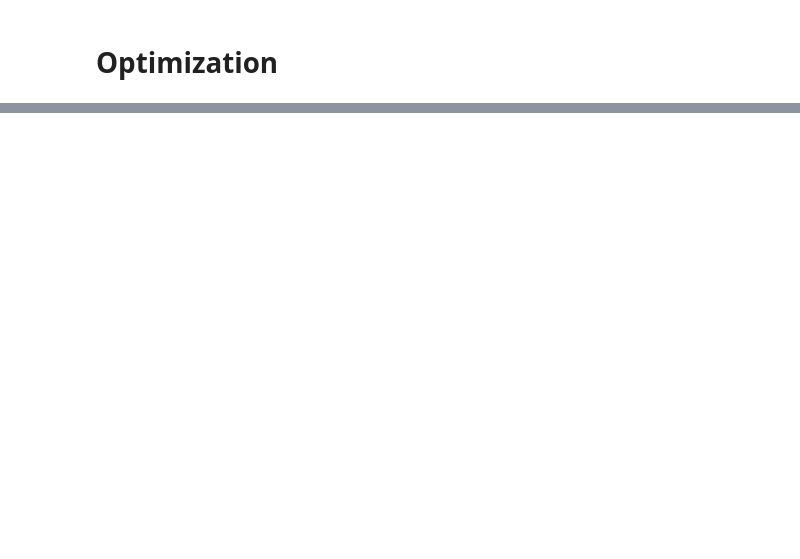
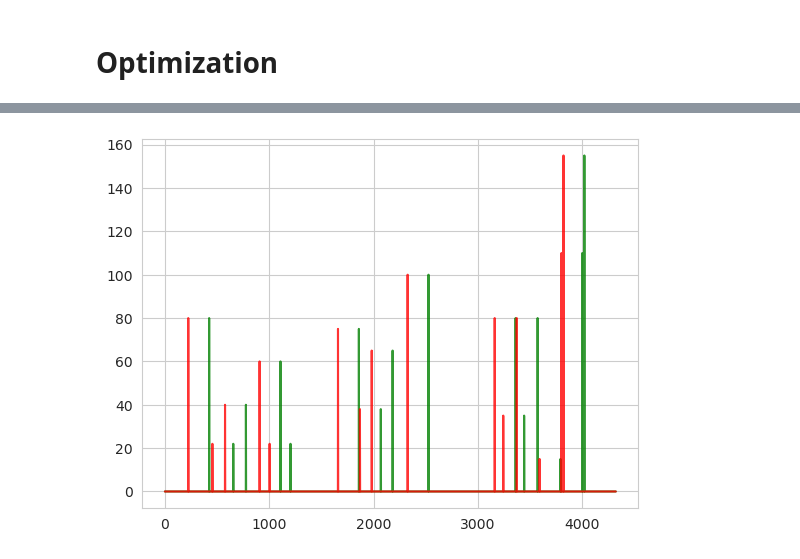
Before and after one commit to v15hv4/PINN-CGM, a Jupyter notebook: evaluate_pso_ode.ipynb, the cells around one changed output, grey strips where cells are left out. Cells and saved outputs as stored; diff of their text form; code cells hidden in the pictures; blank space fills up the shorter version.

```diff
--- a/evaluate_pso_ode.ipynb
+++ b/evaluate_pso_ode.ipynb
@@ -260,0 +299,6 @@ Done. Saved to results/fit.png
+# %%
+plt.plot(data_t, data_CHO, "g", alpha=0.8)
+plt.plot(data_t, np.roll(data_CHO, -200), "r", alpha=0.8)
+plt.show()
+# %% [output]
+[figure, added]
```
Also changed, not shown: parts of 9 cells of this notebook, 8 other files.
